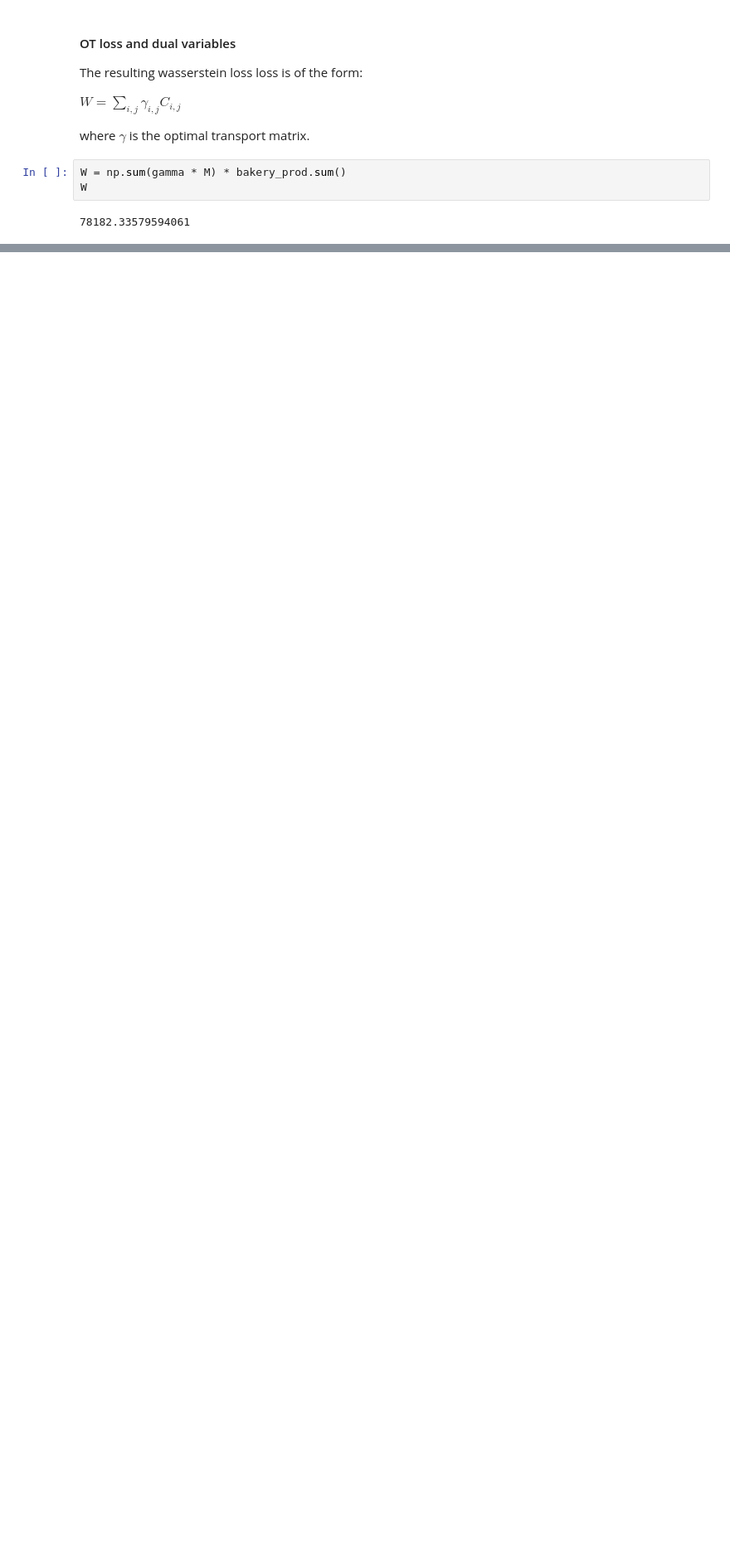
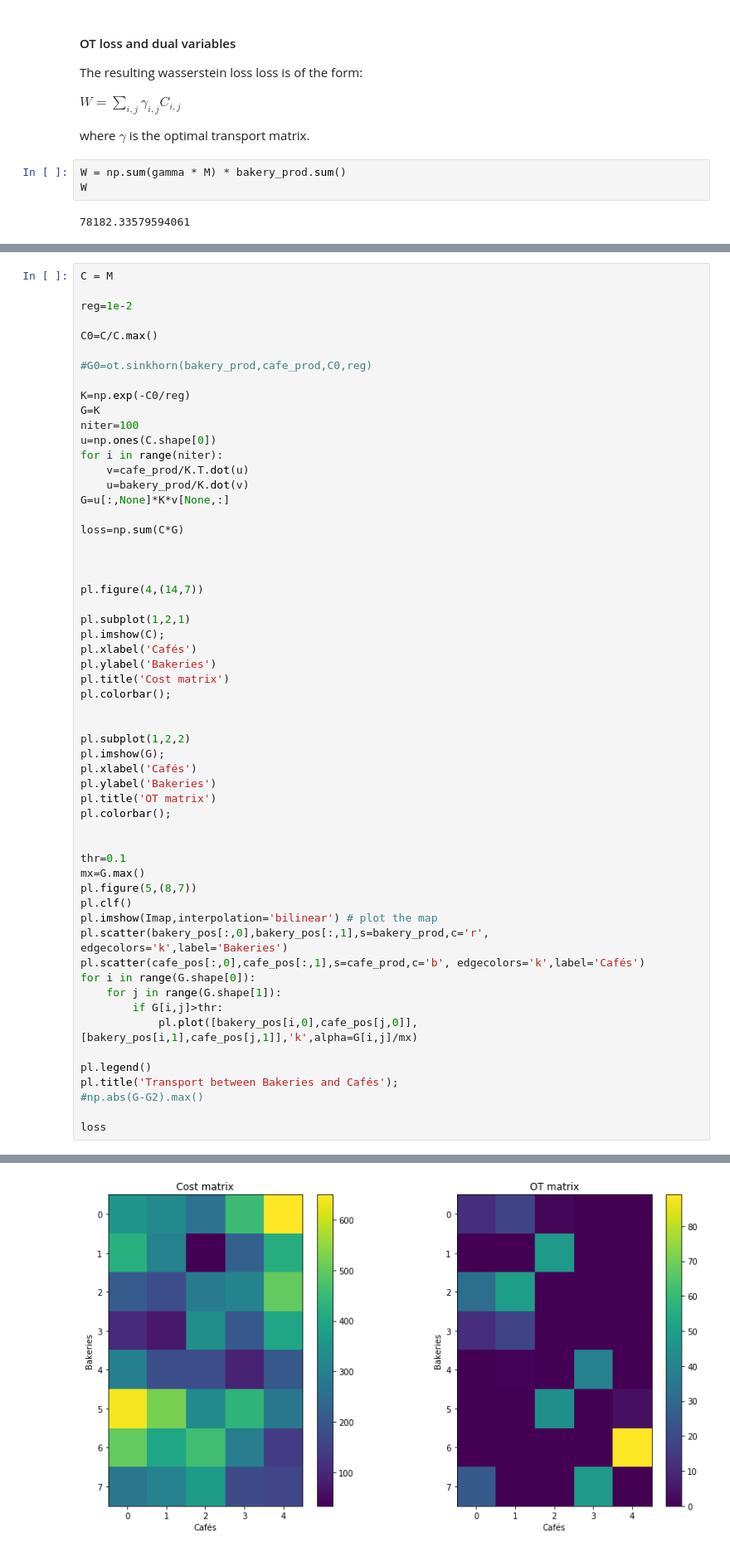
Before and after one commit to pengzhou93/OTML_DS3_2018, a Jupyter notebook: 0_Intro_OT.ipynb, the cells around one changed output, grey strips where cells are left out. Shown: that part at 83% size. Drawn from its saved outputs; the diff is of its cells as text; blank space fills up the shorter version.

````diff
--- a/0_Intro_OT.ipynb
+++ b/0_Intro_OT.ipynb
@@ -145,3 +163,61 @@ An alternative is to use the POT toolbox with [ot.sinkhorn](http://pot.readthedo
 
 Be carefull to numerical problems. A good pre-provcessing for Sinkhorn is to divide the cost matrix ```C```
  by its maximum value.
+# %%
+C = M
+
+reg=1e-2
+
+C0=C/C.max()
+
+#G0=ot.sinkhorn(bakery_prod,cafe_prod,C0,reg)
+
+K=np.exp(-C0/reg)
+G=K
+niter=100
+u=np.ones(C.shape[0])
+for i in range(niter):
+    v=cafe_prod/K.T.dot(u)
+    u=bakery_prod/K.dot(v)
+G=u[:,None]*K*v[None,:]
+
+loss=np.sum(C*G)
+
+
+
+pl.figure(4,(14,7))
+
+pl.subplot(1,2,1)
+pl.imshow(C);
+pl.xlabel('Cafés')
+pl.ylabel('Bakeries')
+pl.title('Cost matrix')
+pl.colorbar();
+
+
+pl.subplot(1,2,2)
+pl.imshow(G);
+pl.xlabel('Cafés')
+pl.ylabel('Bakeries')
+pl.title('OT matrix')
+pl.colorbar();
+
+
+thr=0.1
+mx=G.max()
+pl.figure(5,(8,7))
+pl.clf()
+pl.imshow(Imap,interpolation='bilinear') # plot the map
+pl.scatter(bakery_pos[:,0],bakery_pos[:,1],s=bakery_prod,c='r', edgecolors='k',label='Bakeries')
+pl.scatter(cafe_pos[:,0],cafe_pos[:,1],s=cafe_prod,c='b', edgecolors='k',label='Cafés')
+for i in range(G.shape[0]):
+    for j in range(G.shape[1]):
+        if G[i,j]>thr:
+            pl.plot([bakery_pos[i,0],cafe_pos[j,0]],[bakery_pos[i,1],cafe_pos[j,1]],'k',alpha=G[i,j]/mx)
+
+pl.legend()
+pl.title('Transport between Bakeries and Cafés');
+#np.abs(G-G2).max()
+
+loss
+# %% [output]
@@ -147,0 +225 @@ Be carefull to numerical problems. A good pre-provcessing for Sinkhorn is to div
+[figure, added]
````
Also changed, not shown: parts of 2 cells of this notebook, 2 other files.
